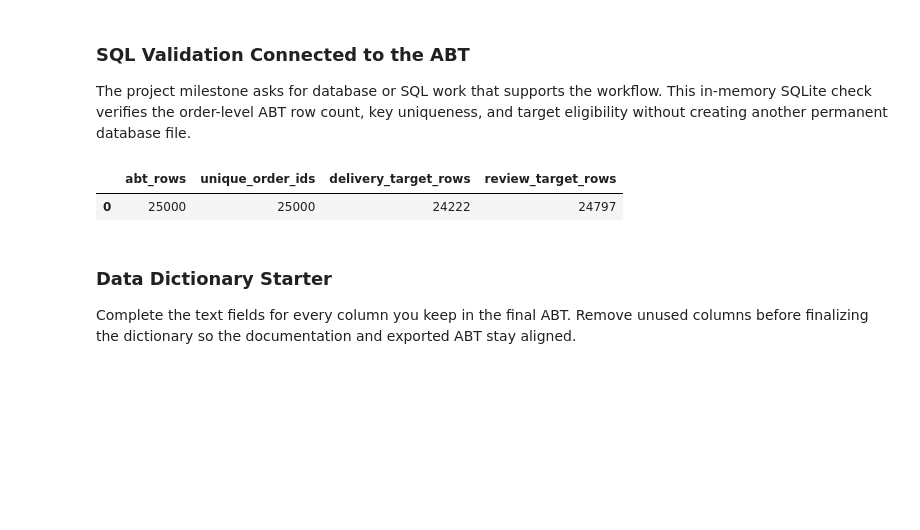
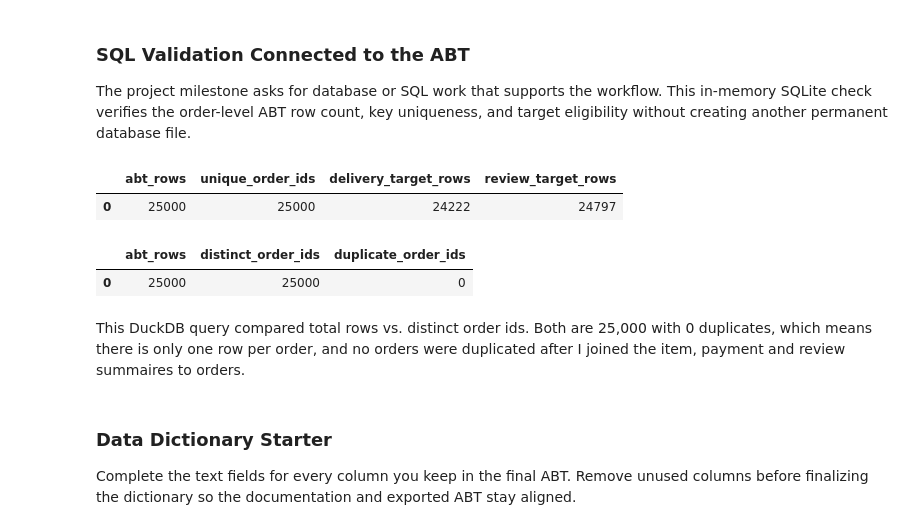
Before and after one commit to glendadavisjohnson/BAN6003_001_Project_Option2_Module1, a Jupyter notebook: notebooks/olist_project_starter.ipynb, the cells around one changed output. Drawn from its saved outputs; the diff is of its cells as text; code cells hidden in the pictures; blank space fills up the shorter version.

Commit message:
Added DuckDB  validation query
I checked for total rows, duplicates, and I joined item, payment and review summaries together.

```diff
--- a/notebooks/olist_project_starter.ipynb
+++ b/notebooks/olist_project_starter.ipynb
@@ -672,6 +672,22 @@ display(sql_abt_check)
 # %% [output]
 |  | abt_rows | unique_order_ids | delivery_target_rows | review_target_rows |
 | 0 | 25000 | 25000 | 24222 | 24797 |
+# %%
+import duckdb
+
+duckdb_abt_check = duckdb.sql("""
+SELECT COUNT(*) AS abt_rows,
+    COUNT(DISTINCT order_id) AS distinct_order_ids,
+    COUNT(*) - COUNT(DISTINCT order_id) AS duplicate_order_ids
+    FROM abt
+""").df()
+
+display(duckdb_abt_check)
+# %% [output]
+|  | abt_rows | distinct_order_ids | duplicate_order_ids |
+| 0 | 25000 | 25000 | 0 |
+# %% [markdown]
+This DuckDB query compared total rows vs. distinct order ids. Both are 25,000 with 0 duplicates, which means there is only one row per order, and no orders were  duplicated after I joined the item, payment and review summaires to orders.
 # %% [markdown]
 ### Data Dictionary Starter
 
```
